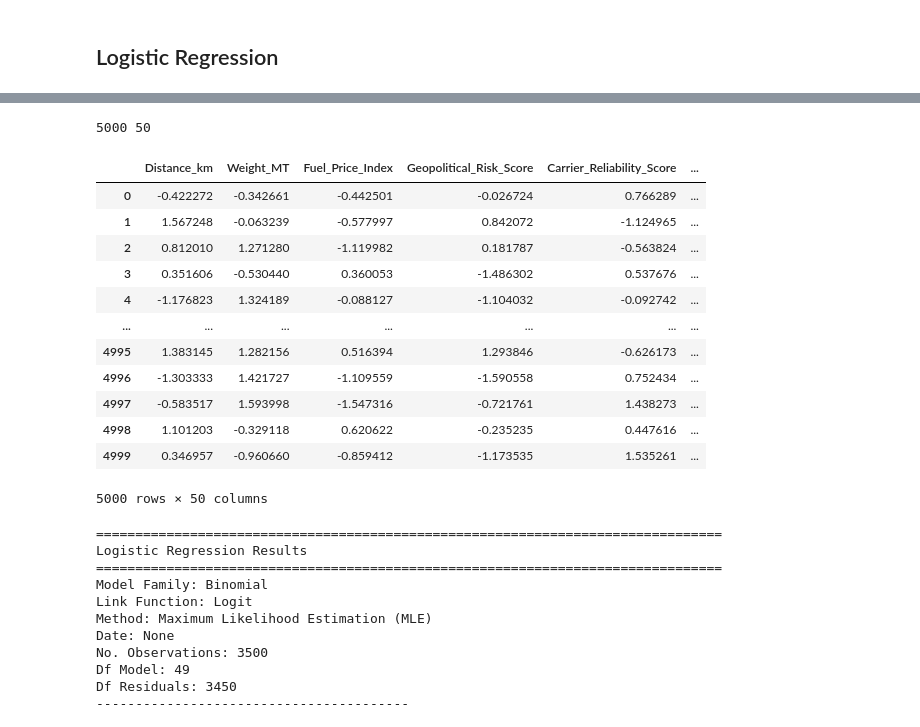
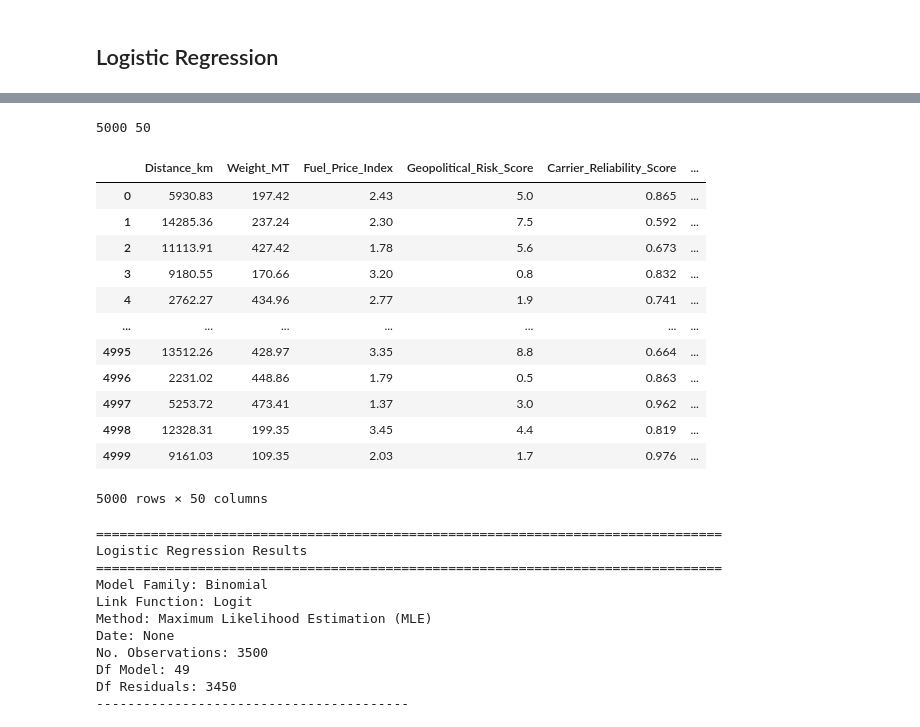
Before and after one commit to cathyliu0510/15.071-Final-Project, a Jupyter notebook: 15_071_Final_Project_Logistic_Regression.ipynb, the cells around one changed output, grey strips where cells are left out. Saved outputs shown, nothing was run; the diff lists cells and outputs as text; code cells hidden in the pictures.

```diff
--- a/15_071_Final_Project_Logistic_Regression.ipynb
+++ b/15_071_Final_Project_Logistic_Regression.ipynb
@@ -91,7 +90,7 @@ def print_summary_with_stars(model):
     print("Significance codes: '***' 0.001 '**' 0.01 '*' 0.05 '.' 0.1")
     print("=" * 80)
 # %%
-df = pd.read_csv("global_supply_chain_risk_2026.csv")
+df = pd.read_csv("supply_chain.csv")
 df = df.replace("Los Angeles", "Los_Angeles")
 df.head(5)
 # %% [output]
@@ -104,62 +98,48 @@ df.head(5)
 # %%
 df["Date"] = pd.to_datetime(df["Date"])
 
 # Extract features
-df['year'] = df['Date'].dt.year
+df["year"] = df["Date"].dt.year
 df["month"] = df["Date"].dt.month
 df["dayofweek"] = df["Date"].dt.dayofweek
 
 # Drop unused columns
 df = df.drop(columns=["Date", "Lead_Time_Days", "Shipment_ID"])
 
 # Add month + dayofweek to categorical list
 categorical_cols = [
     "Origin_Port",
     "Destination_Port",
     "Transport_Mode",
     "Product_Category",
     "Weather_Condition",
-    "month",
-    "dayofweek"
+    "month",          # 👈 added
+    "dayofweek"       # 👈 added
 ]
 
-# One-hot encode everything
+# One-hot encode everything in one shot
 df = pd.get_dummies(
     df,
     columns=categorical_cols,
     dtype=int,
     drop_first=True
 )
-
-num_cols = [
-    "Distance_km",
-    "Weight_MT",
-    "Fuel_Price_Index",
-    "Geopolitical_Risk_Score",
-    "Carrier_Reliability_Score",
-
-]
-
-scaler = StandardScaler()
-
-df[num_cols] = scaler.fit_transform(df[num_cols])
-
 print(df.shape[0],df.shape[1])
 df
 # %% [output]
 5000 50
 |  | Distance_km | Weight_MT | Fuel_Price_Index | Geopolitical_Risk_Score | Carrier_Reliability_Score | ... |
-| 0 | -0.422272 | -0.342661 | -0.442501 | -0.026724 | 0.766289 | ... |
-| 1 | 1.567248 | -0.063239 | -0.577997 | 0.842072 | -1.124965 | ... |
-| 2 | 0.812010 | 1.271280 | -1.119982 | 0.181787 | -0.563824 | ... |
-| 3 | 0.351606 | -0.530440 | 0.360053 | -1.486302 | 0.537676 | ... |
-| 4 | -1.176823 | 1.324189 | -0.088127 | -1.104032 | -0.092742 | ... |
+| 0 | 5930.83 | 197.42 | 2.43 | 5.0 | 0.865 | ... |
+| 1 | 14285.36 | 237.24 | 2.30 | 7.5 | 0.592 | ... |
+| 2 | 11113.91 | 427.42 | 1.78 | 5.6 | 0.673 | ... |
+| 3 | 9180.55 | 170.66 | 3.20 | 0.8 | 0.832 | ... |
+| 4 | 2762.27 | 434.96 | 2.77 | 1.9 | 0.741 | ... |
 | ... | ... | ... | ... | ... | ... | ... |
-| 4995 | 1.383145 | 1.282156 | 0.516394 | 1.293846 | -0.626173 | ... |
-| 4996 | -1.303333 | 1.421727 | -1.109559 | -1.590558 | 0.752434 | ... |
-| 4997 | -0.583517 | 1.593998 | -1.547316 | -0.721761 | 1.438273 | ... |
-| 4998 | 1.101203 | -0.329118 | 0.620622 | -0.235235 | 0.447616 | ... |
-| 4999 | 0.346957 | -0.960660 | -0.859412 | -1.173535 | 1.535261 | ... |
+| 4995 | 13512.26 | 428.97 | 3.35 | 8.8 | 0.664 | ... |
+| 4996 | 2231.02 | 448.86 | 1.79 | 0.5 | 0.863 | ... |
+| 4997 | 5253.72 | 473.41 | 1.37 | 3.0 | 0.962 | ... |
+| 4998 | 12328.31 | 199.35 | 3.45 | 4.4 | 0.819 | ... |
+| 4999 | 9161.03 | 109.35 | 2.03 | 1.7 | 0.976 | ... |
 5000 rows × 50 columns
 # %%
 X = df.drop("Disruption_Occurred", axis=1)
```
Also changed, not shown: parts of 2 cells of this notebook.
